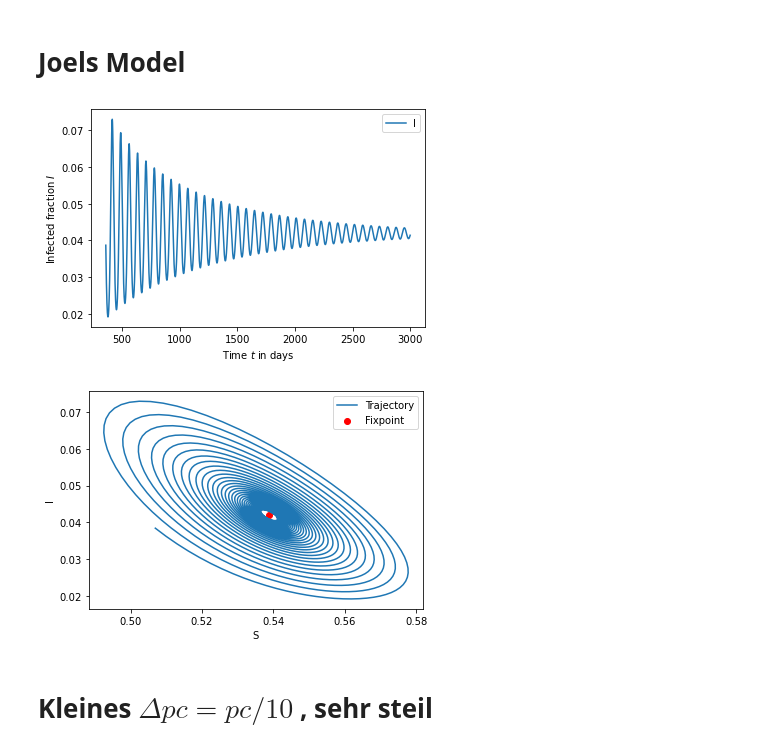
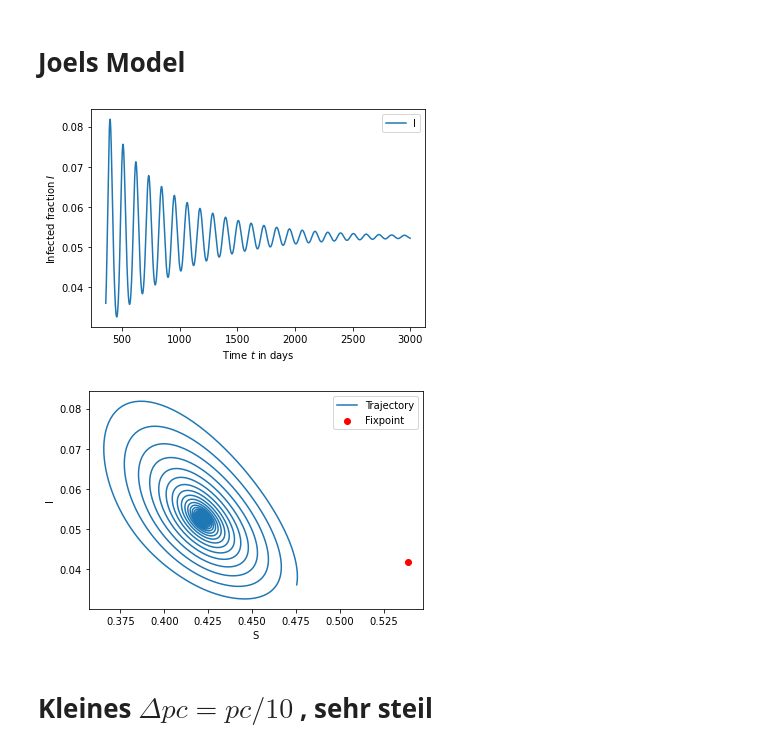
Before and after one commit to simonblaue/Epidemics_SRI_model, a Jupyter notebook: Many_Peaks.ipynb, the cells around one changed output. Saved outputs shown, nothing was run; the diff lists cells and outputs as text; code cells hidden in the pictures.

```diff
--- a/Many_Peaks.ipynb
+++ b/Many_Peaks.ipynb
@@ -11,13 +11,15 @@ y0=[0.99,0.01,0,0,0]
 # Joels Model
 # %%
 model = ModelLib.SIRModels(p_cap=p_cap)
-t,state = ModelLib.plots.PlotSRITime(model, model.MemoryIncrement, y0=y0,T_min=T_min,T_max=T_max, save="Plots/Joel_many_peaks")
+model.p_base = 0.4
+model.T = 50
+t,state = ModelLib.plots.PlotSRITime(model, model.MemoryIncrement, y0=y0,T_min=T_min,T_max=T_max)#, save="Plots/Joel_many_peaks")
 # %% [output]
-[figure, old version]
+[figure, new version]
 # %%
-t, state  = ModelLib.plots.PlotTrajectoryAndFix(model, model.MemoryIncrement, T_min=T_min, T_max=T_max)
+t, state  = ModelLib.plots.PlotTrajectoryAndFix(model, model.MemoryIncrement, T_min=T_min, T_max=T_max)#, save="Plots/Joel_many_peaksS|I")
 # %% [output]
-[figure, old version]
+[figure, new version]
 # %% [markdown]
 # Kleines $\Delta pc= pc/10$ , sehr steil
 # %%
```
Also changed, not shown: parts of 5 cells of this notebook, 14 other files.
